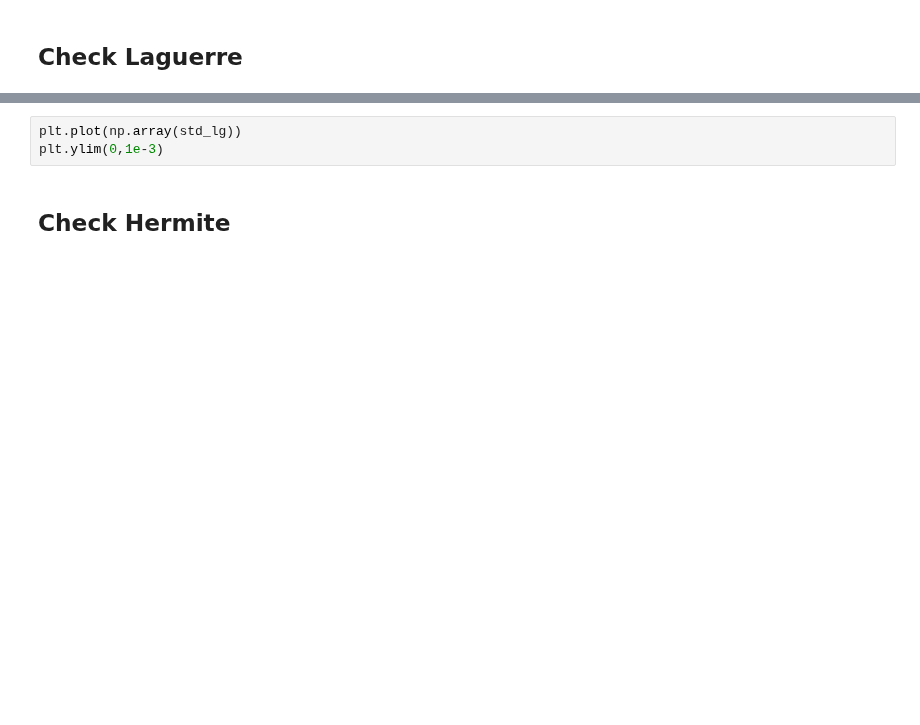
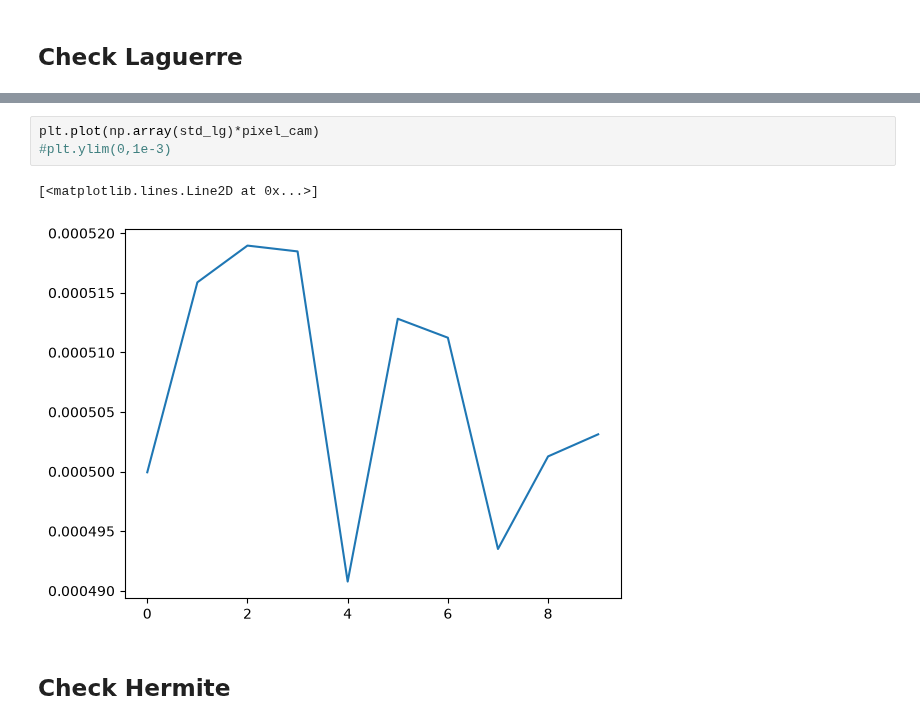
Before and after one commit to Altilano/Speckle, a Jupyter notebook: check_fixwaist.ipynb, the cells around one changed output, grey strips where cells are left out. Drawn from its saved outputs; the diff is of its cells as text; blank space fills up the shorter version.

```diff
--- a/check_fixwaist.ipynb
+++ b/check_fixwaist.ipynb
@@ -78,6 +93,9 @@ for mode in range(len(lg_modes)):
 # %%
-plt.plot(np.array(std_lg))
-plt.ylim(0,1e-3)
+plt.plot(np.array(std_lg)*pixel_cam)
+#plt.ylim(0,1e-3)
+# %% [output]
+[<matplotlib.lines.Line2D at 0x...>]
+[figure, added]
 # %% [markdown]
 ## Check Hermite
 # %%
```
Also changed, not shown: parts of 6 cells of this notebook, 7 other files.
